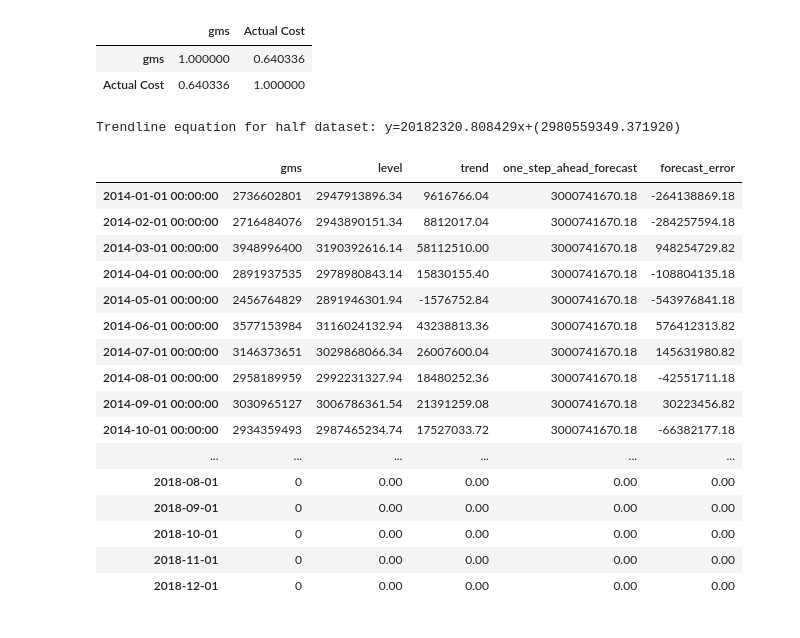
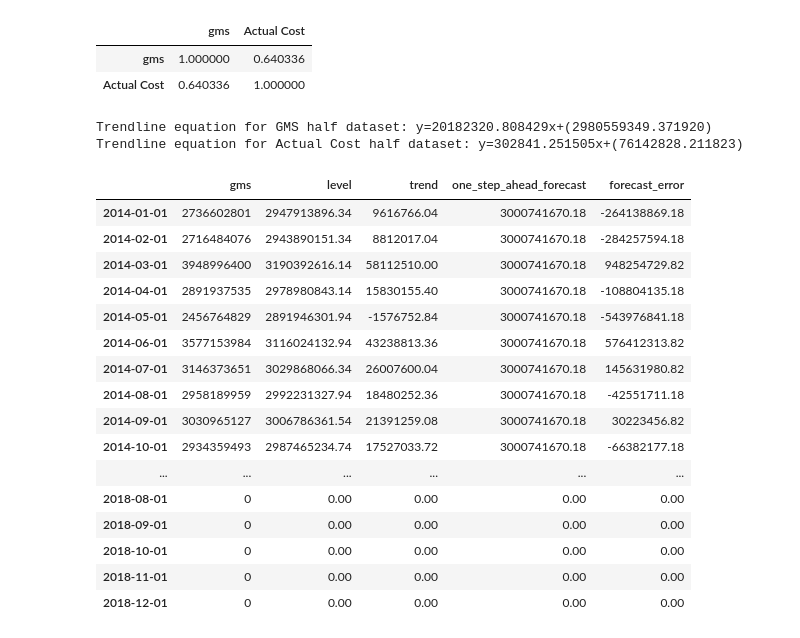
Before and after one commit to Wildbird74/Forecast, a Jupyter notebook: Forecast.ipynb, the cells around one changed output. Cells and saved outputs as stored; diff of their text form; code cells hidden in the pictures.

Commit message:
Unfinished changes (can't beat timestamps as indexes)

```diff
--- a/Forecast.ipynb
+++ b/Forecast.ipynb
@@ -103,69 +103,75 @@ dffinal.corr()
 | gms | 1.000000 | 0.640336 |
 | Actual Cost | 0.640336 | 1.000000 |
 # %%
+#trendlines for GMS and Actual Cost based on half-dataset
 half_df = dffinal[0:28]
 
-z = np.polyfit([i for i in range(half_df.shape[0])], half_df['gms'], 1)
-#p = np.poly1d(z)
+z_gms = np.polyfit([i for i in range(half_df.shape[0])], half_df['gms'], 1)
+z_cost = np.polyfit([i for i in range(half_df.shape[0])], half_df['Actual Cost'], 1)
 
-slope = z[0]
-intercept = z[1]
+slope_gms = z_gms[0]
+intercept_gms = z_gms[1]
+slope_cost = z_cost[0]
+intercept_cost = z_cost[1]
 
-print("Trendline equation for half dataset: y=%.6fx+(%.6f)"%(z[0],z[1]))
+print("Trendline equation for GMS half dataset: y=%.6fx+(%.6f)"%(z_gms[0],z_gms[1]))
+print("Trendline equation for Actual Cost half dataset: y=%.6fx+(%.6f)"%(z_cost[0],z_cost[1]))
 # %% [output]
-Trendline equation for half dataset: y=20182320.808429x+(2980559349.371920)
+Trendline equation for GMS half dataset: y=20182320.808429x+(2980559349.371920)
+Trendline equation for Actual Cost half dataset: y=302841.251505x+(76142828.211823)
 # %%
 pd.set_option('display.float_format', lambda x: '%.2f' % x)
 
 hesf_df = dffinal.copy()
 total_months = 60
 alpha = 0.2
 beta = 0.2
-initial_level = intercept
-initial_trend = slope
+initial_level = intercept_gms
+initial_trend = slope_gms
 
-hesf_df['one_step_ahead_forecast'] = intercept + slope
+hesf_df['one_step_ahead_forecast'] = intercept_gms + slope_gms
 hesf_df['forecast_error'] = hesf_df['gms'] - hesf_df['one_step_ahead_forecast']
-hesf_df['level'] = intercept + slope + alpha * hesf_df['forecast_error']
-hesf_df['trend'] = slope + alpha * beta * hesf_df['forecast_error']
+hesf_df['level'] = intercept_gms + slope_gms + alpha * hesf_df['forecast_error']
+hesf_df['trend'] = slope_gms + alpha * beta * hesf_df['forecast_error']
 
 hesf1_df = hesf_df[['gms', 'level','trend','one_step_ahead_forecast','forecast_error']]
 
 new_df = pd.DataFrame(data=[[0,0,0,0,0],
                        [0,0,0,0,0],
                        [0,0,0,0,0],
                        [0,0,0,0,0],
                        [0,0,0,0,0]], index=["2018-08-01","2018-09-01","2018-10-01","2018-11-01","2018-12-01"],
                       columns=['gms','level','trend','one_step_ahead_forecast','forecast_error'])
 
 hesf1_df = hesf1_df.append(new_df,ignore_index=False)
+hesf1_df.index = pd.to_datetime(hesf1_df.index)
 
-# #Applying double exponential smoothing and forecasting orders
-# for index, row in hesf_df.iterrows():
-#     if index > 0 and index <= 47:
-#         hesf_df.loc[index,'one_step_ahead_forecast'] = hesf_df.loc[index-1,'level'] + hesf_df.loc[index-1,'trend']
-#         hesf_df.loc[index,'forecast_error'] = hesf_df.loc[index, 'gms'] - hesf_df.loc[index,'one_step_ahead_forecast']
-#         hesf_df.loc[index,'level'] = hesf_df.loc[index-1,'level'] + hesf_df.loc[index-1,'trend'] + alpha * hesf_df.loc[index,'forecast_error']
-#         hesf_df.loc[index,'trend'] = hesf_df.loc[index-1,'trend'] + alpha * gamma * hesf_df.loc[index,'forecast_error']
-#         last_known_month = hesf_df.loc[index,'month_number']
-#         last_known_level = hesf_df.loc[index,'level']
-#         last_known_trend = hesf_df.loc[index,'trend']
-#     elif index > 47:
-#         hesf_df.loc[index,'gms'] = last_known_level + (hesf_df.loc[index,'month_number'] - last_known_month ) * last_known_trend
+#Applying double exponential smoothing and forecasting orders
+#for index, row in hesf1_df.iterrows():
+#    if index <= '2018-08-01':
+#        hesf1_df.loc[index,'one_step_ahead_forecast'] = hesf_df.loc[index-1,'level'] + hesf_df.loc[index-1,'trend']
+#        hesf_df.loc[index,'forecast_error'] = hesf_df.loc[index, 'gms'] - hesf_df.loc[index,'one_step_ahead_forecast']
+#        hesf_df.loc[index,'level'] = hesf_df.loc[index-1,'level'] + hesf_df.loc[index-1,'trend'] + alpha * hesf_df.loc[index,'forecast_error']
+#        hesf_df.loc[index,'trend'] = hesf_df.loc[index-1,'trend'] + alpha * gamma * hesf_df.loc[index,'forecast_error']
+#        last_known_month = hesf_df.loc[index,'month_number']
+#        last_known_level = hesf_df.loc[index,'level']
+#        last_known_trend = hesf_df.loc[index,'trend']
+#    elif index > 55:
+#        hesf_df.loc[index,'gms'] = last_known_level + (hesf_df.loc[index,'month_number'] - last_known_month ) * last_known_trend
 
 hesf1_df
 # %% [output]
 |  | gms | level | trend | one_step_ahead_forecast | forecast_error |
-| 2014-01-01 00:00:00 | 2736602801 | 2947913896.34 | 9616766.04 | 3000741670.18 | -264138869.18 |
-| 2014-02-01 00:00:00 | 2716484076 | 2943890151.34 | 8812017.04 | 3000741670.18 | -284257594.18 |
-| 2014-03-01 00:00:00 | 3948996400 | 3190392616.14 | 58112510.00 | 3000741670.18 | 948254729.82 |
-| 2014-04-01 00:00:00 | 2891937535 | 2978980843.14 | 15830155.40 | 3000741670.18 | -108804135.18 |
-| 2014-05-01 00:00:00 | 2456764829 | 2891946301.94 | -1576752.84 | 3000741670.18 | -543976841.18 |
-| 2014-06-01 00:00:00 | 3577153984 | 3116024132.94 | 43238813.36 | 3000741670.18 | 576412313.82 |
-| 2014-07-01 00:00:00 | 3146373651 | 3029868066.34 | 26007600.04 | 3000741670.18 | 145631980.82 |
-| 2014-08-01 00:00:00 | 2958189959 | 2992231327.94 | 18480252.36 | 3000741670.18 | -42551711.18 |
-| 2014-09-01 00:00:00 | 3030965127 | 3006786361.54 | 21391259.08 | 3000741670.18 | 30223456.82 |
-| 2014-10-01 00:00:00 | 2934359493 | 2987465234.74 | 17527033.72 | 3000741670.18 | -66382177.18 |
+| 2014-01-01 | 2736602801 | 2947913896.34 | 9616766.04 | 3000741670.18 | -264138869.18 |
+| 2014-02-01 | 2716484076 | 2943890151.34 | 8812017.04 | 3000741670.18 | -284257594.18 |
+| 2014-03-01 | 3948996400 | 3190392616.14 | 58112510.00 | 3000741670.18 | 948254729.82 |
+| 2014-04-01 | 2891937535 | 2978980843.14 | 15830155.40 | 3000741670.18 | -108804135.18 |
+| 2014-05-01 | 2456764829 | 2891946301.94 | -1576752.84 | 3000741670.18 | -543976841.18 |
+| 2014-06-01 | 3577153984 | 3116024132.94 | 43238813.36 | 3000741670.18 | 576412313.82 |
+| 2014-07-01 | 3146373651 | 3029868066.34 | 26007600.04 | 3000741670.18 | 145631980.82 |
+| 2014-08-01 | 2958189959 | 2992231327.94 | 18480252.36 | 3000741670.18 | -42551711.18 |
+| 2014-09-01 | 3030965127 | 3006786361.54 | 21391259.08 | 3000741670.18 | 30223456.82 |
+| 2014-10-01 | 2934359493 | 2987465234.74 | 17527033.72 | 3000741670.18 | -66382177.18 |
 | ... | ... | ... | ... | ... | ... |
 | 2018-08-01 | 0 | 0.00 | 0.00 | 0.00 | 0.00 |
 | 2018-09-01 | 0 | 0.00 | 0.00 | 0.00 | 0.00 |
```
